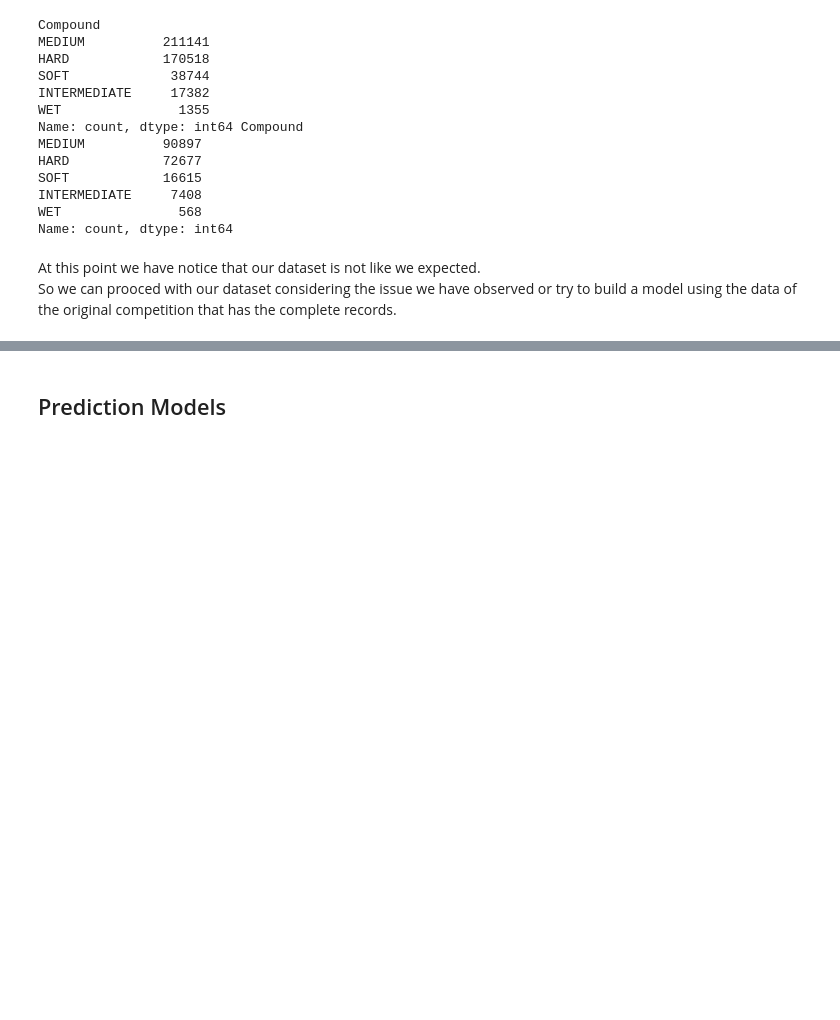
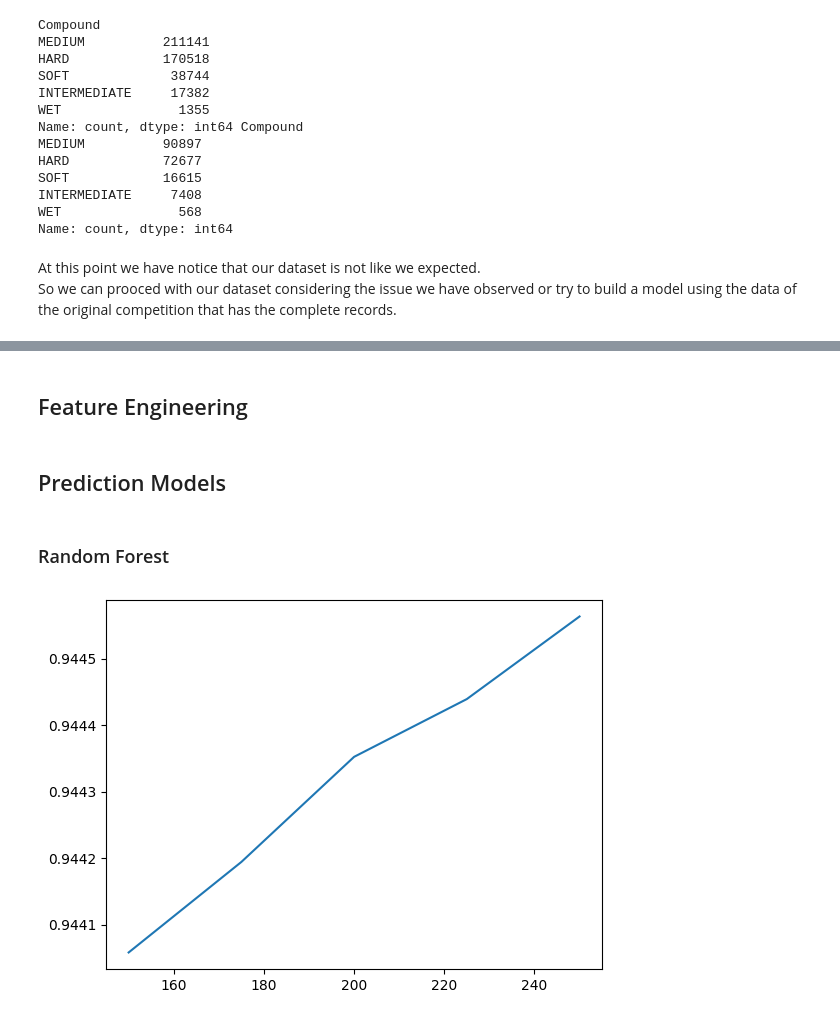
Before and after one commit to andreros24/F1, a Jupyter notebook: F1.ipynb, the cells around one changed output, grey strips where cells are left out. Saved outputs shown, nothing was run; the diff lists cells and outputs as text; code cells hidden in the pictures; blank space fills up the shorter version.

Commit message:
preprocess data, build a rf model with and without race variable, the one with race performs better

```diff
--- a/F1.ipynb
+++ b/F1.ipynb
@@ -300,0 +324,7 @@ using the data of the original competition that has the complete records.
+# %%
+from sklearn.model_selection import train_test_split
+X = train.copy()
+y = train['PitNextLap']
+X.drop(columns=['PitNextLap', 'Driver'], inplace=True)
+print(X.columns)
+train_X, val_X, train_y, val_y = train_test_split(X, y, test_size=0.4, random_state=42)
@@ -300,0 +342,27 @@ using the data of the original competition that has the complete records.
+# %%
+from sklearn.pipeline import Pipeline
+from sklearn.preprocessing import OneHotEncoder, StandardScaler, OrdinalEncoder
+
+# start by using for both the OH encoder
+train_X.Year = train_X.Year.astype(str)
+val_X.Year = val_X.Year.astype(str)
+cat_vars= [var for var in train_X.select_dtypes(include='object').columns]
+categories = [train_X[var].unique() for var in cat_vars]
+
+OH_encoder = OneHotEncoder(drop=None, sparse_output=False, categories=categories)
+OH_train_var = pd.DataFrame(OH_encoder.fit_transform(train_X[cat_vars]))
+OH_val_var = pd.DataFrame(OH_encoder.transform(val_X[cat_vars]))
+
+OH_train_var.index = train_X.index
+OH_val_var.index = val_X.index
+
+num_var_train = train_X.drop(columns=cat_vars)
+num_var_val = val_X.drop(columns=cat_vars)
+
+OH_train_X = pd.concat([num_var_train, OH_train_var], axis=1)
+OH_val_X = pd.concat([num_var_val, OH_val_var], axis=1)
+
+OH_train_X.columns = num_var_train.columns.tolist() + list(categories[0])+list(categories[1])+list(categories[2])
+OH_val_X.columns = num_var_val.columns.tolist() + list(categories[0])+list(categories[1])+list(categories[2])
+
+OH_train_X.head()
@@ -301,2 +377,4 @@ using the data of the original competition that has the complete records.
+# %% [markdown]
+## Feature Engineering
 # %% [markdown]
 ## Prediction Models
@@ -302,0 +385,15 @@ using the data of the original competition that has the complete records.
+# %% [markdown]
+### Random Forest
+# %%
+score = []
+for i in range(0,5):
+    rf_model = RandomForestClassifier(n_estimators=150+25*i, random_state=42, criterion='entropy',
+                                      max_features='sqrt', verbose=0, n_jobs=-1)
+    rf_model.fit(OH_train_X, train_y)
+    score.append(roc_auc_score(val_y, rf_model.predict_proba(OH_val_X)[:, 1]))
+# %%
+import matplotlib.pyplot as plt
+plt.plot(list(150+25*i for i in range(0,5)), list(score))
+plt.show()
+# %% [output]
+[figure, added]
```
Also changed, not shown: parts of 26 cells of this notebook.
